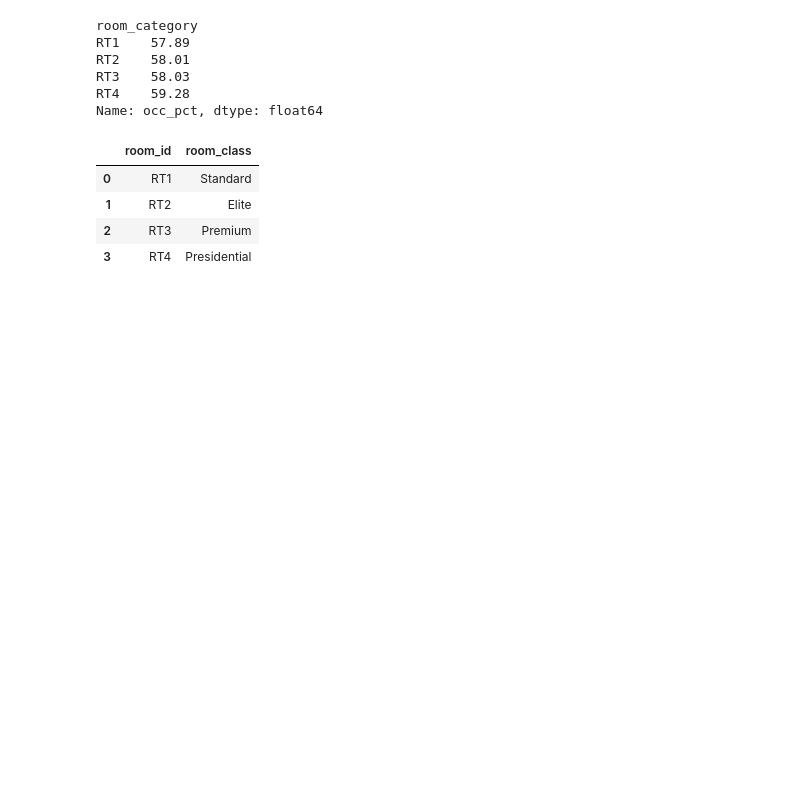
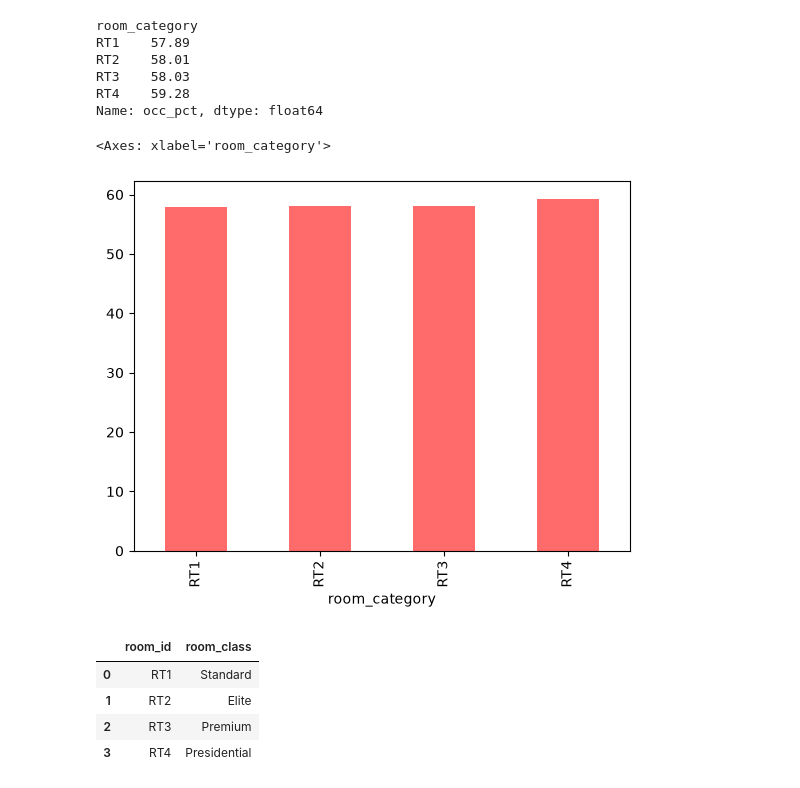
Before and after one commit to dataanalystanjali/Hospitality-Data-Analysis-Python, a Jupyter notebook: notebooks/hospitality_EDA.ipynb, the cells around one changed output. Saved outputs shown, nothing was run; the diff lists cells and outputs as text; code cells hidden in the pictures; blank space fills up the shorter version.

```diff
--- a/notebooks/hospitality_EDA.ipynb
+++ b/notebooks/hospitality_EDA.ipynb
@@ -464,6 +464,11 @@ RT2    58.01
 RT3    58.03
 RT4    59.28
 Name: occ_pct, dtype: float64
+# %%
+df_agg_bookings.groupby("room_category")["occ_pct"].mean().round(2).sort_values().plot(kind="bar",color="#ff6b6b")
+# %% [output]
+<Axes: xlabel='room_category'>
+[figure, added]
 # %%
 df_rooms
 # %% [output]
```
Also changed, not shown: parts of 12 cells of this notebook.
